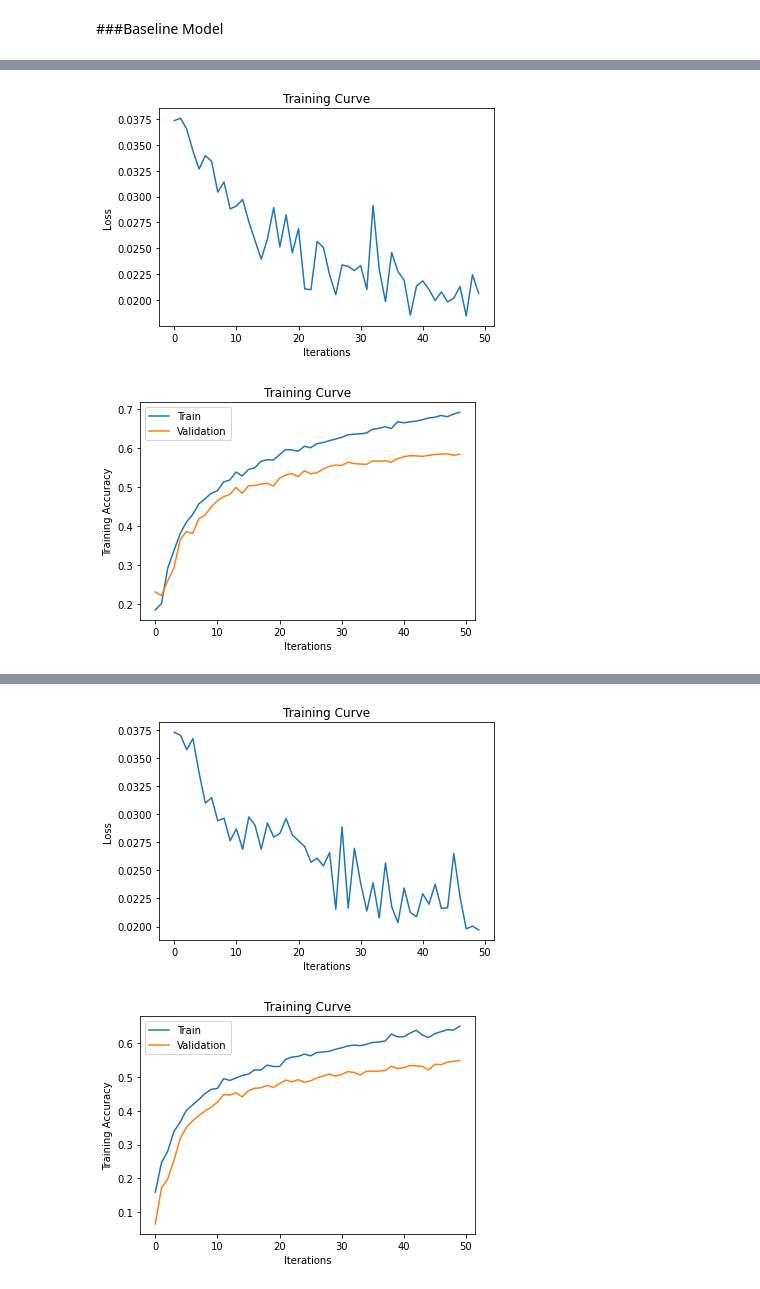
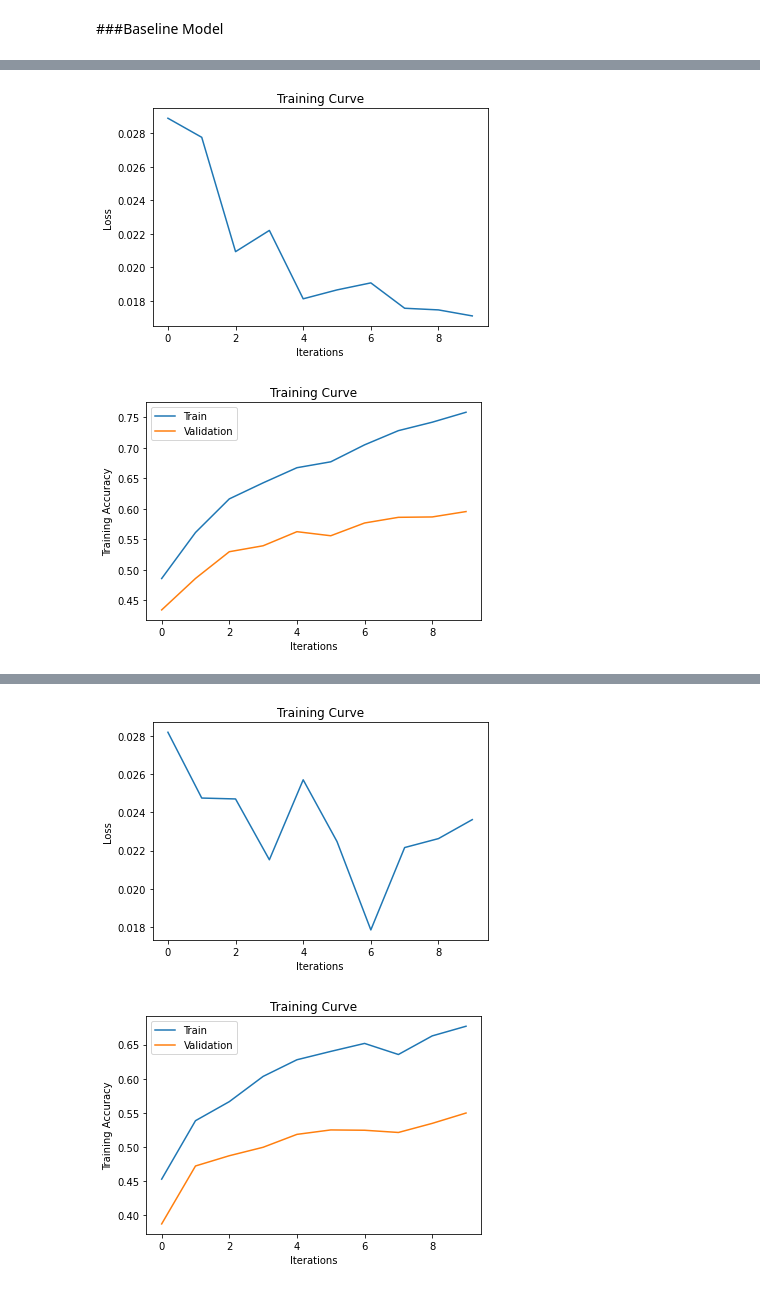
Before and after one commit to farhanwadia/mie443_contest3, a Jupyter notebook: MIE443_Final_Classifier.ipynb, the cells around one changed output, grey strips where cells are left out. Drawn from its saved outputs; the diff is of its cells as text; code cells hidden in the pictures.

```diff
--- a/MIE443_Final_Classifier.ipynb
+++ b/MIE443_Final_Classifier.ipynb
@@ -199,38 +195,38 @@ class EmotionClassificationNet(nn.Module):
             nn.ReLU(),
             nn.BatchNorm2d(64),
             nn.MaxPool2d(2, 2),
-            nn.Dropout(0.4),
+            nn.Dropout(0.25),
 
             nn.Conv2d(64, 128, 3, padding=1),
             nn.ReLU(),
             nn.BatchNorm2d(128),
             nn.MaxPool2d(2, 2),
-            nn.Dropout(0.4),
+            nn.Dropout(0.25),
 
             nn.Conv2d(128, 128, 3, padding=1),
             nn.ReLU(),
             nn.BatchNorm2d(128),
             nn.MaxPool2d(2, 2),
-            nn.Dropout(0.4),
+            nn.Dropout(0.25),
 
-            nn.Conv2d(128, 256, 3, padding=1),
+            nn.Conv2d(128, 128, 3, padding=1),
             nn.ReLU(),
-            nn.BatchNorm2d(256),
+            nn.BatchNorm2d(128),
             nn.MaxPool2d(2, 2),
-            nn.Dropout(0.4),
+            nn.Dropout(0.25),
 
-            nn.Conv2d(256, 512, 3, padding=1),
+            nn.Conv2d(128, 128, 3, padding=1),
             nn.ReLU(),
-            nn.BatchNorm2d(512),
-            nn.Dropout(0.4)
+            nn.BatchNorm2d(128),
+            nn.Dropout(0.25),
         )
         self.nn = nn.Sequential(
-            nn.Linear(4*1152, 512),
+            nn.Linear(1152, 512),
             nn.ReLU(),
-            nn.Dropout(0.4),
+            nn.Dropout(0.25),
             nn.Linear(512, 256),
             nn.ReLU(),
-            nn.Dropout(0.4),
+            nn.Dropout(0.25),
             nn.Linear(256, 7)
 
         )
@@ -254,7 +307,6 @@ if __name__ == "__main__":
     k_folds = 5
     all_imgs, all_labels = torch.load('train_split.pth')
     kfold = KFold(n_splits=k_folds, shuffle=True)
-    best_val = -float('inf')
 
     # Start print
     print('--------------------------------')
@@ -262,16 +314,16 @@ if __name__ == "__main__":
     for fold, (train_ids, test_ids) in enumerate(kfold.split(all_imgs)):
 
         # Print
-        print('\n', f'FOLD {fold}')
+        print('\n', f'FOLD {int(fold)+1}')
         print('--------------------------------')
 
         args = getInputArgs()
-        args.nepoch = 50
+        args.nepoch = 10
         train_dl, val_dl = getDataloader(all_imgs, all_labels, train_ids, test_ids, batch_size = 128)
         mdl = EmotionClassificationNet()
         mdl.apply(weight_reset) #Reset weights for proper training
         ce_loss = nn.CrossEntropyLoss()
-        optimizer = torch.optim.Adam(mdl.parameters(),lr=0.0001)
+        optimizer = torch.optim.Adam(mdl.parameters())
         #optimizer = torch.optim.Adam(mdl.parameters(),weight_decay=1e-8,lr=0.0001)
         #optimizer = torch.optim.SGD(mdl.parameters(),momentum=0.9,weight_decay=1e-7,lr=0.001)
         device = torch.device('cpu')
@@ -291,7 +343,7 @@ if __name__ == "__main__":
         else:
             #
             # Training loop.
-            #best_val = -float('inf')
+            best_val = -float('inf')
             for epoch in range(args.nepoch):
                 #print('Train loop: ', str(epoch))
                 mdl.train(True)
@@ -338,7 +390,7 @@ if __name__ == "__main__":
     print('--------------------------------')
     sum = 0.0
     for key, value in results.items():
-      print(f'Fold {key}: {value} %')
+      print(f'Fold {int(key)+1}: {value} %')
       sum += value
-    print('\n',f'Average: {sum/len(results.items())} %')
+    print('\n',f'Average Cross-Validation Accuracy: {sum/len(results.items())} %')
 # %% [output]
@@ -362,2 +413,2 @@ Epoch: 49 | Training Acc: 0.6913288985148515 | Validation acc: 0.583758700696055
-[figure, old version]
+[figure, new version]
-[figure, old version]
+[figure, new version]
@@ -381,2 +430,2 @@ Epoch: 49 | Training Acc: 0.6501140890281162 | Validation acc: 0.548886138613861
-[figure, old version]
+[figure, new version]
-[figure, old version]
+[figure, new version]
```
Also changed, not shown: parts of 12 cells of this notebook.
